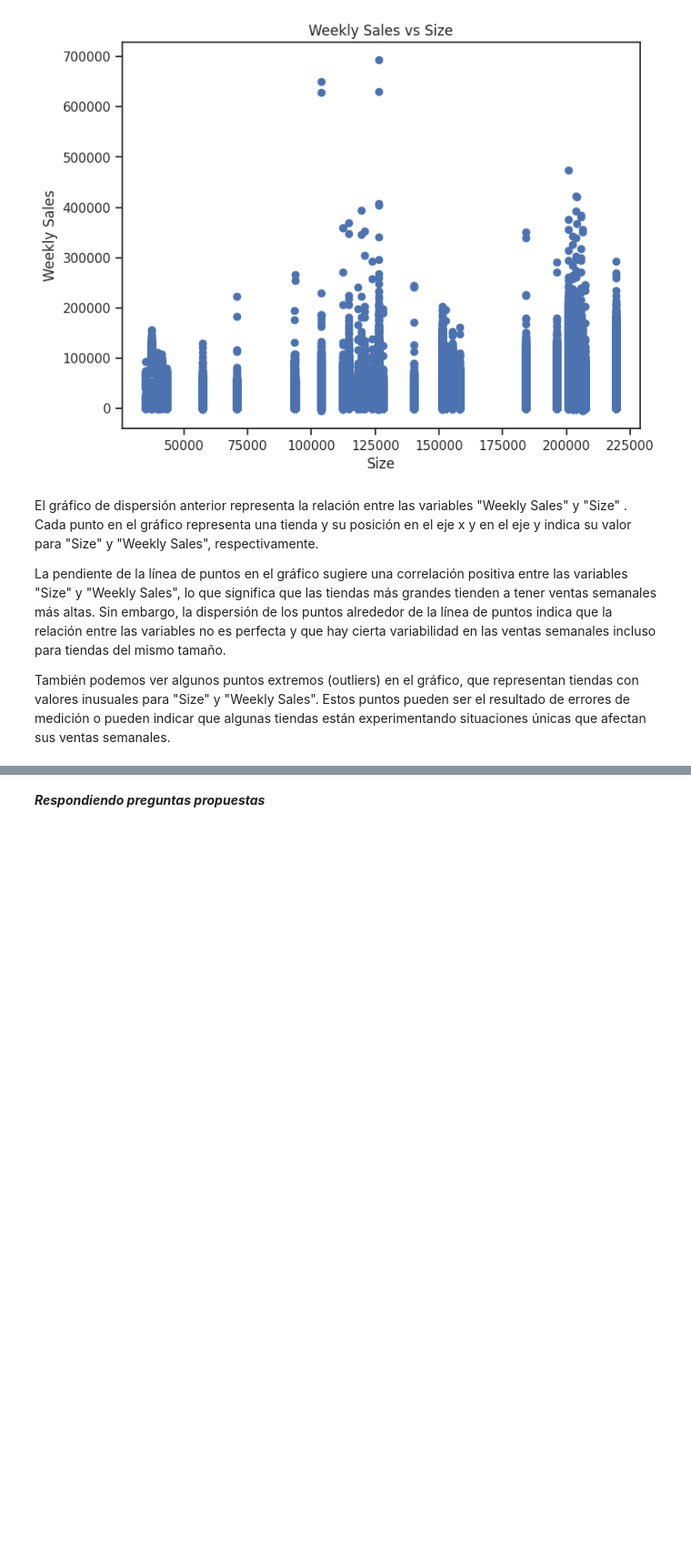
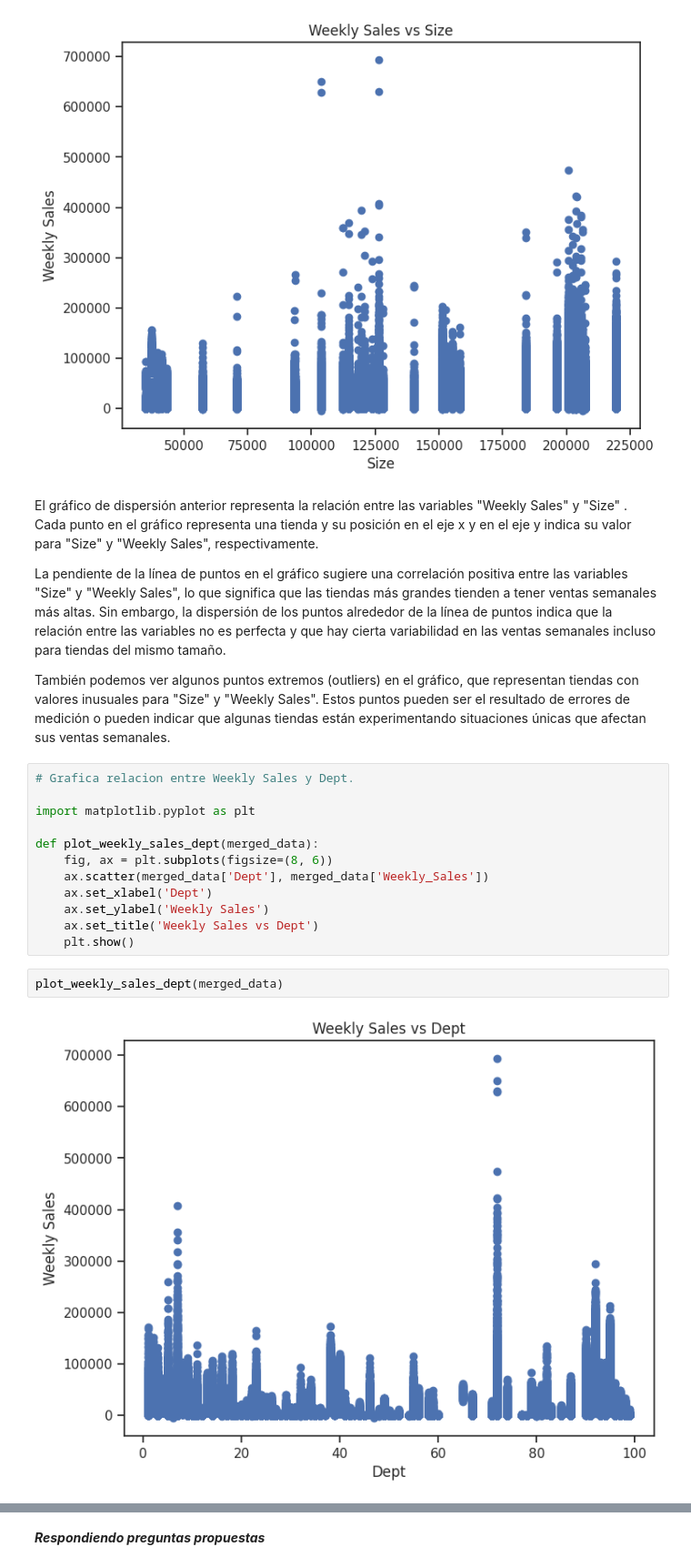
Before and after one commit to gina13mnsr/Walmart_forecasting_G8, a Jupyter notebook: codigo2.ipynb, the cells around one changed output, grey strips where cells are left out. Shown at 91% size. Drawn from its saved outputs; the diff is of its cells as text; blank space fills up the shorter version.

Commit message:
Plot de relacion de variables con variable objetivo

```diff
--- a/codigo2.ipynb
+++ b/codigo2.ipynb
@@ -568,4 +564,20 @@ El gráfico de dispersión anterior representa la relación entre las variables
 La pendiente de la línea de puntos en el gráfico sugiere una correlación positiva entre las variables "Size" y "Weekly Sales", lo que significa que las tiendas más grandes tienden a tener ventas semanales más altas. Sin embargo, la dispersión de los puntos alrededor de la línea de puntos indica que la relación entre las variables no es perfecta y que hay cierta variabilidad en las ventas semanales incluso para tiendas del mismo tamaño.
 
 También podemos ver algunos puntos extremos (outliers) en el gráfico, que representan tiendas con valores inusuales para "Size" y "Weekly Sales". Estos puntos pueden ser el resultado de errores de medición o pueden indicar que algunas tiendas están experimentando situaciones únicas que afectan sus ventas semanales.
+# %%
+# Grafica relacion entre Weekly Sales y Dept.
+
+import matplotlib.pyplot as plt
+
+def plot_weekly_sales_dept(merged_data):
+    fig, ax = plt.subplots(figsize=(8, 6))
+    ax.scatter(merged_data['Dept'], merged_data['Weekly_Sales'])
+    ax.set_xlabel('Dept')
+    ax.set_ylabel('Weekly Sales')
+    ax.set_title('Weekly Sales vs Dept')
+    plt.show()
+# %%
+plot_weekly_sales_dept(merged_data)
+# %% [output]
+[figure, added]
 # %% [markdown]
```
Also changed, not shown: parts of 6 cells of this notebook.
